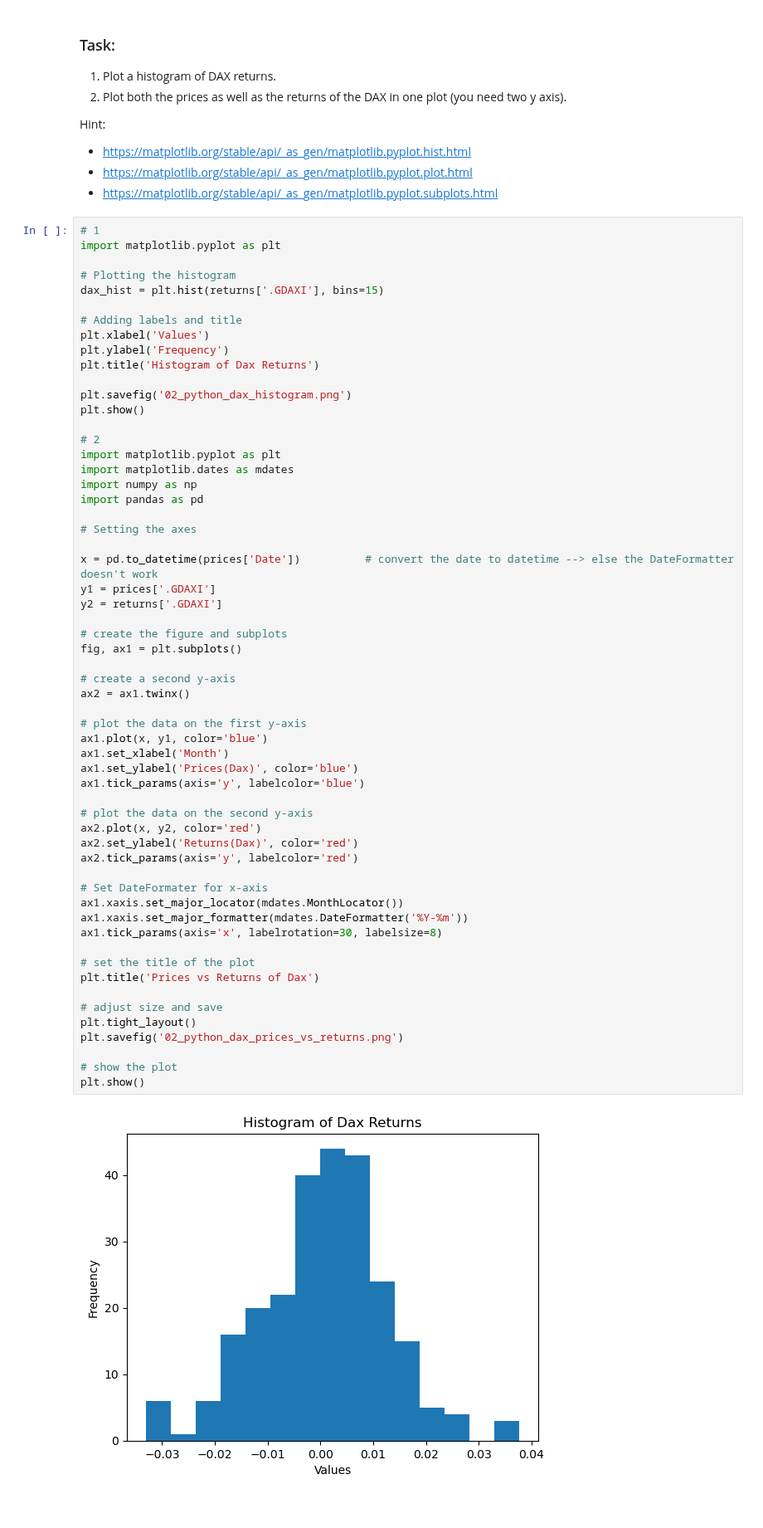
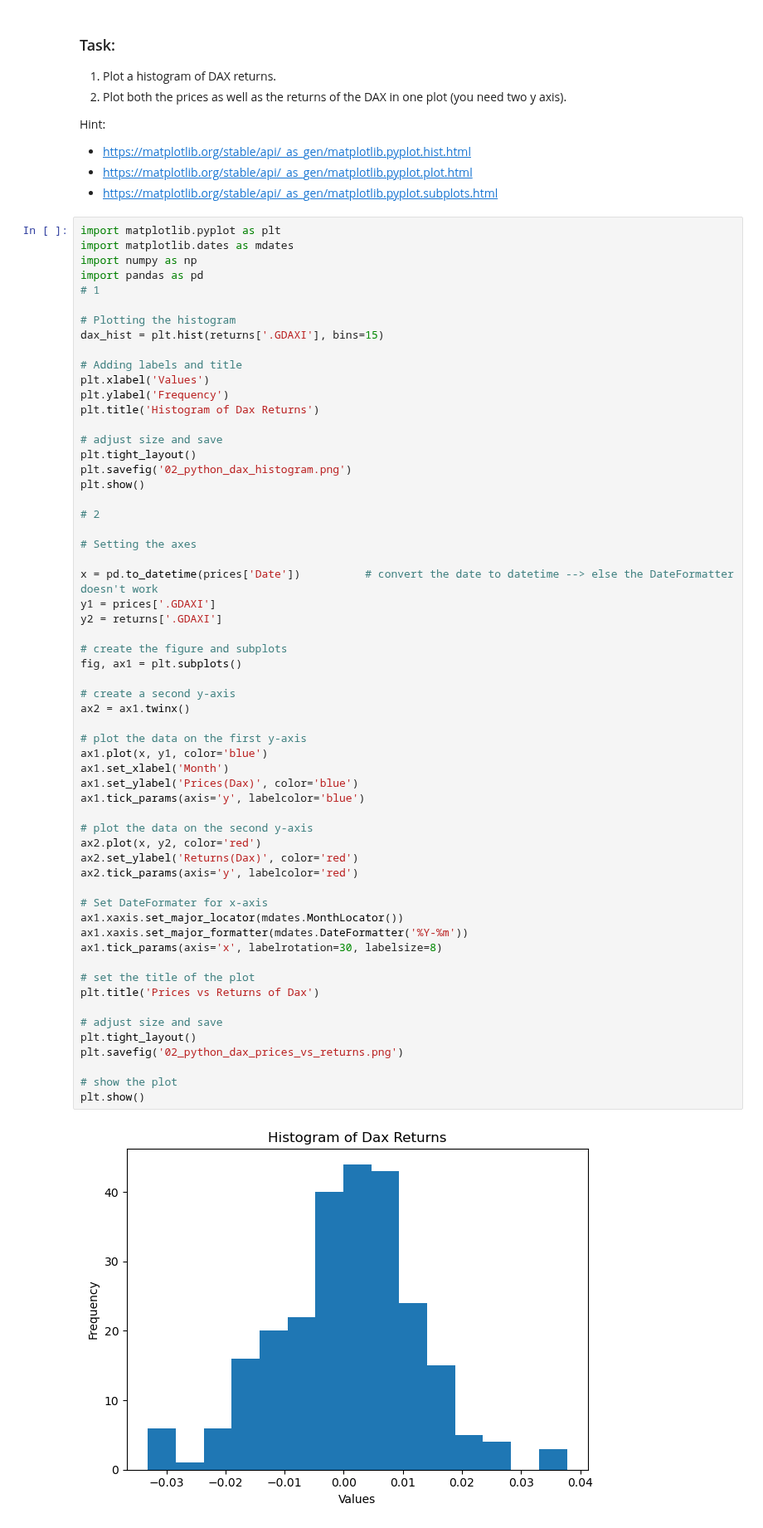
Before and after one commit to iwh-halle/fdap-2024-julian-456, a Jupyter notebook: homework/02_python.ipynb, the cells around one changed output. Shown at 83% size. Cells and saved outputs as stored; diff of their text form.

```diff
--- a/homework/02_python.ipynb
+++ b/homework/02_python.ipynb
@@ -182,8 +182,11 @@ Hint:
 * https://matplotlib.org/stable/api/_as_gen/matplotlib.pyplot.plot.html
 * https://matplotlib.org/stable/api/_as_gen/matplotlib.pyplot.subplots.html
 # %%
+import matplotlib.pyplot as plt
+import matplotlib.dates as mdates
+import numpy as np
+import pandas as pd
 # 1
-import matplotlib.pyplot as plt
 
 # Plotting the histogram
 dax_hist = plt.hist(returns['.GDAXI'], bins=15)
@@ -193,14 +196,12 @@ plt.xlabel('Values')
 plt.ylabel('Frequency')
 plt.title('Histogram of Dax Returns')
 
+# adjust size and save
+plt.tight_layout()
 plt.savefig('02_python_dax_histogram.png')
 plt.show()
 
 # 2
-import matplotlib.pyplot as plt
-import matplotlib.dates as mdates
-import numpy as np
-import pandas as pd
 
 # Setting the axes
 
@@ -213,34 +214,34 @@ fig, ax1 = plt.subplots()
 
 # create a second y-axis
 ax2 = ax1.twinx()
 
 # plot the data on the first y-axis
 ax1.plot(x, y1, color='blue')
 ax1.set_xlabel('Month')
 ax1.set_ylabel('Prices(Dax)', color='blue')
 ax1.tick_params(axis='y', labelcolor='blue')
 
 # plot the data on the second y-axis
 ax2.plot(x, y2, color='red')
 ax2.set_ylabel('Returns(Dax)', color='red')
 ax2.tick_params(axis='y', labelcolor='red')
 
 # Set DateFormater for x-axis
 ax1.xaxis.set_major_locator(mdates.MonthLocator())
 ax1.xaxis.set_major_formatter(mdates.DateFormatter('%Y-%m'))
 ax1.tick_params(axis='x', labelrotation=30, labelsize=8)
 
 # set the title of the plot
 plt.title('Prices vs Returns of Dax')
 
 # adjust size and save
 plt.tight_layout()
 plt.savefig('02_python_dax_prices_vs_returns.png')
 
 # show the plot
 plt.show()
 # %% [output]
-[figure, old version]
+[figure, new version]
 [figure]
 # %% [markdown]
 ### Task:
```
Also changed, not shown: parts of 3 cells of this notebook, 1 other file.
